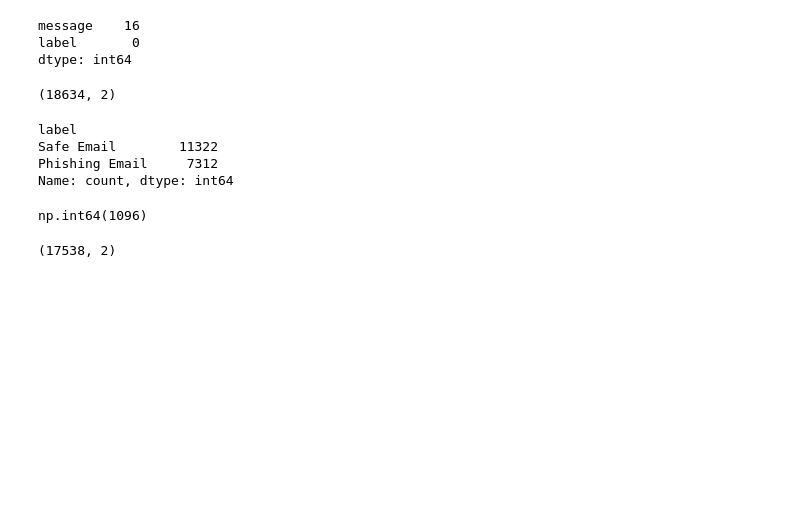
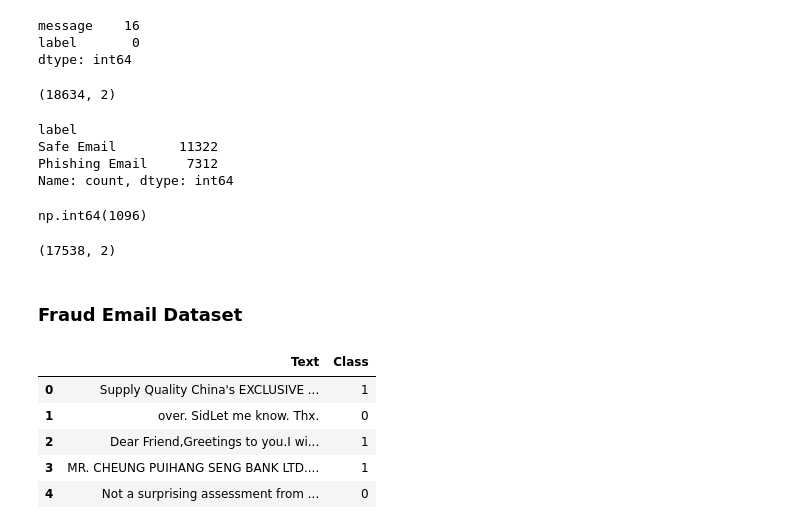
Before and after one commit to harsa4333/AI-ScamShield, a Jupyter notebook: notebooks/01_data_exploration.ipynb, the cells around one changed output. Cells and saved outputs as stored; diff of their text form; code cells hidden in the pictures; blank space fills up the shorter version.

```diff
--- a/notebooks/01_data_exploration.ipynb
+++ b/notebooks/01_data_exploration.ipynb
@@ -144,3 +144,16 @@ df_phish.shape
 (17538, 2)
 # %%
 df_phish.to_csv(r'../data/processed/phishing_email_clean.csv', index=False)
+# %% [markdown]
+### Fraud Email Dataset ###
+# %%
+import pandas as pd
+df_fraud = pd.read_csv(r"C:\Users\shiv_\OneDrive\Desktop\AI-ScamShield\data\raw\fraud_email_.csv")
+df_fraud.head()
+# %% [output]
+|  | Text | Class |
+| 0 | Supply Quality China's EXCLUSIVE ... | 1 |
+| 1 | over. SidLet me know. Thx. | 0 |
+| 2 | Dear Friend,Greetings to you.I wi... | 1 |
+| 3 | MR. CHEUNG PUIHANG SENG BANK LTD.... | 1 |
+| 4 | Not a surprising assessment from ... | 0 |
```
Also changed, not shown: parts of 26 cells of this notebook, 6 other files.
